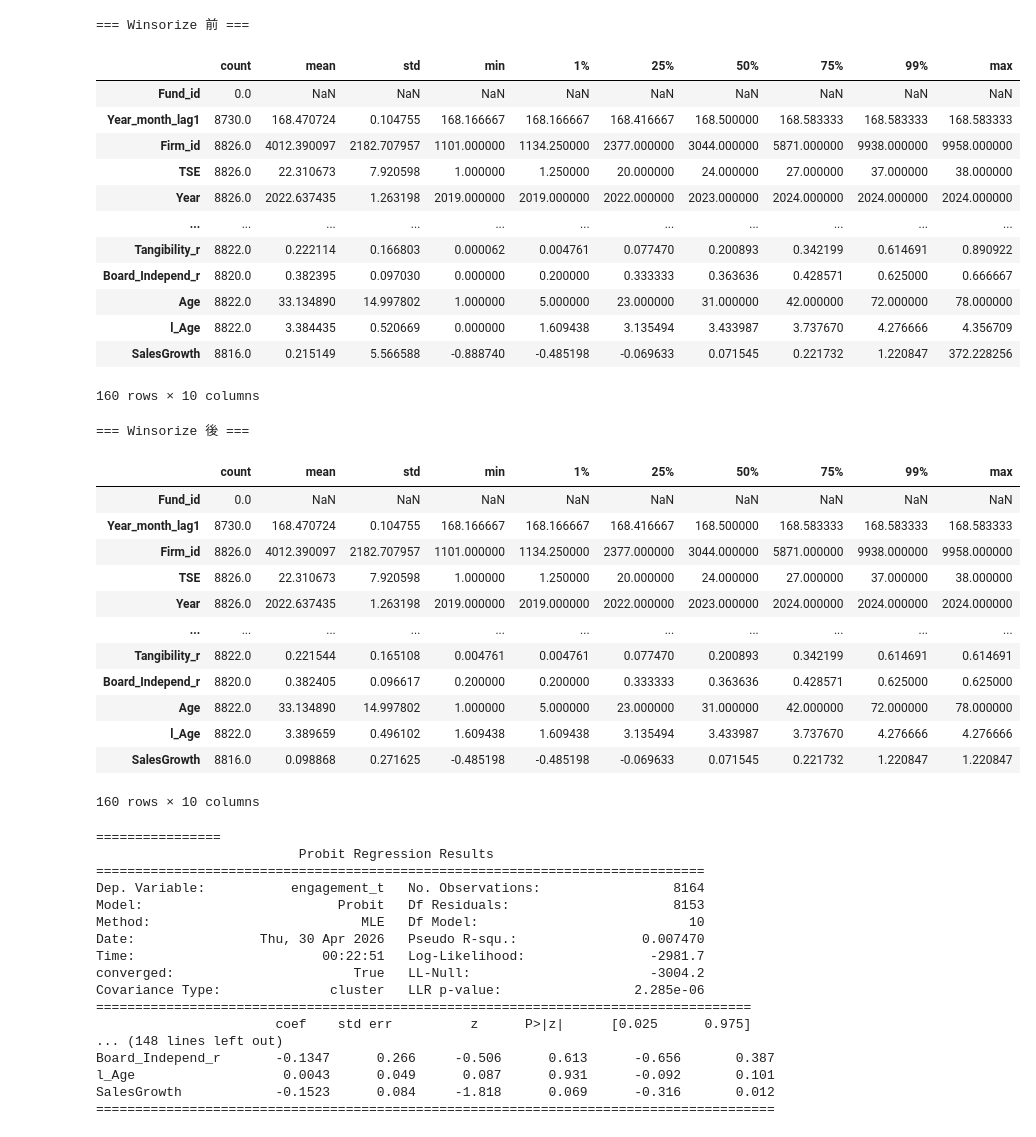
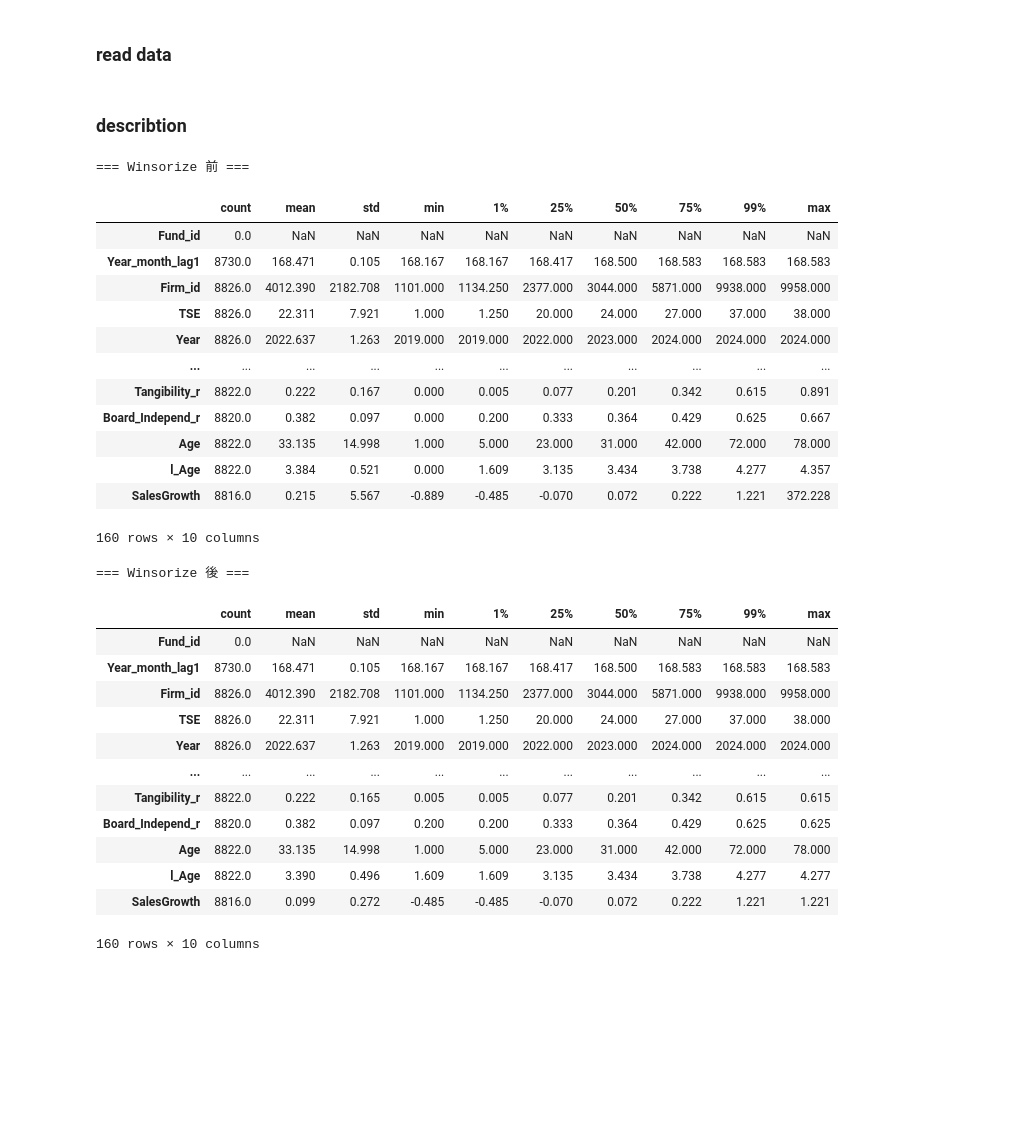
Before and after one commit to Xin95172/Personal-Project, a Jupyter notebook: ndhu/緊急救援/main.ipynb, the cells around one changed output. Drawn from its saved outputs; the diff is of its cells as text; code cells hidden in the pictures; blank space fills up the shorter version.

```diff
--- a/ndhu/緊急救援/main.ipynb
+++ b/ndhu/緊急救援/main.ipynb
@@ -11,73 +14,47 @@ from col import cols, win_cols, dep_var, main_vars, control_vars, fe_vars
+# %% [markdown]
+### read data
 # %%
 # 轉換資料
-df = pd.read_excel('0428持有公司主表_ESG已併入.xlsx')
+df = pd.read_excel('主表.xlsx')
 df = convert_data(df)
+# %% [markdown]
+### describtion
 # %%
 # describe statistic
 # ===== Winsorize 前的敘述性統計 =====
 print("=== Winsorize 前 ===")
-display(df[cols].describe(percentiles=[0.01, 0.25, 0.5, 0.75, 0.99]).T)
+display(df[cols].describe(percentiles=[0.01, 0.25, 0.5, 0.75, 0.99]).T.round(3))
 
 # ===== Winsorize 後的敘述性統計 =====
 df_win = winsorize_cols(df, win_cols, limits=(0.01, 0.01))
 print("=== Winsorize 後 ===")
-display(df_win[cols].describe(percentiles=[0.01, 0.25, 0.5, 0.75, 0.99]).T)
+display(df_win[cols].describe(percentiles=[0.01, 0.25, 0.5, 0.75, 0.99]).T.round(3))
 # %% [output]
 === Winsorize 前 ===
 |  | count | mean | std | min | 1% | 25% | 50% | 75% | 99% | max |
 | Fund_id | 0.0 | NaN | NaN | NaN | NaN | NaN | NaN | NaN | NaN | NaN |
-| Year_month_lag1 | 8730.0 | 168.470724 | 0.104755 | 168.166667 | 168.166667 | 168.416667 | 168.500000 | 168.583333 | 168.583333 | 168.583333 |
-| Firm_id | 8826.0 | 4012.390097 | 2182.707957 | 1101.000000 | 1134.250000 | 2377.000000 | 3044.000000 | 5871.000000 | 9938.000000 | 9958.000000 |
-| TSE | 8826.0 | 22.310673 | 7.920598 | 1.000000 | 1.250000 | 20.000000 | 24.000000 | 27.000000 | 37.000000 | 38.000000 |
-| Year | 8826.0 | 2022.637435 | 1.263198 | 2019.000000 | 2019.000000 | 2022.000000 | 2023.000000 | 2024.000000 | 2024.000000 | 2024.000000 |
+| Year_month_lag1 | 8730.0 | 168.471 | 0.105 | 168.167 | 168.167 | 168.417 | 168.500 | 168.583 | 168.583 | 168.583 |
+| Firm_id | 8826.0 | 4012.390 | 2182.708 | 1101.000 | 1134.250 | 2377.000 | 3044.000 | 5871.000 | 9938.000 | 9958.000 |
+| TSE | 8826.0 | 22.311 | 7.921 | 1.000 | 1.250 | 20.000 | 24.000 | 27.000 | 37.000 | 38.000 |
+| Year | 8826.0 | 2022.637 | 1.263 | 2019.000 | 2019.000 | 2022.000 | 2023.000 | 2024.000 | 2024.000 | 2024.000 |
 | ... | ... | ... | ... | ... | ... | ... | ... | ... | ... | ... |
-| Tangibility_r | 8822.0 | 0.222114 | 0.166803 | 0.000062 | 0.004761 | 0.077470 | 0.200893 | 0.342199 | 0.614691 | 0.890922 |
-| Board_Independ_r | 8820.0 | 0.382395 | 0.097030 | 0.000000 | 0.200000 | 0.333333 | 0.363636 | 0.428571 | 0.625000 | 0.666667 |
-| Age | 8822.0 | 33.134890 | 14.997802 | 1.000000 | 5.000000 | 23.000000 | 31.000000 | 42.000000 | 72.000000 | 78.000000 |
-| l_Age | 8822.0 | 3.384435 | 0.520669 | 0.000000 | 1.609438 | 3.135494 | 3.433987 | 3.737670 | 4.276666 | 4.356709 |
-| SalesGrowth | 8816.0 | 0.215149 | 5.566588 | -0.888740 | -0.485198 | -0.069633 | 0.071545 | 0.221732 | 1.220847 | 372.228256 |
+| Tangibility_r | 8822.0 | 0.222 | 0.167 | 0.000 | 0.005 | 0.077 | 0.201 | 0.342 | 0.615 | 0.891 |
+| Board_Independ_r | 8820.0 | 0.382 | 0.097 | 0.000 | 0.200 | 0.333 | 0.364 | 0.429 | 0.625 | 0.667 |
+| Age | 8822.0 | 33.135 | 14.998 | 1.000 | 5.000 | 23.000 | 31.000 | 42.000 | 72.000 | 78.000 |
+| l_Age | 8822.0 | 3.384 | 0.521 | 0.000 | 1.609 | 3.135 | 3.434 | 3.738 | 4.277 | 4.357 |
+| SalesGrowth | 8816.0 | 0.215 | 5.567 | -0.889 | -0.485 | -0.070 | 0.072 | 0.222 | 1.221 | 372.228 |
 160 rows × 10 columns
 === Winsorize 後 ===
 |  | count | mean | std | min | 1% | 25% | 50% | 75% | 99% | max |
 | Fund_id | 0.0 | NaN | NaN | NaN | NaN | NaN | NaN | NaN | NaN | NaN |
-| Year_month_lag1 | 8730.0 | 168.470724 | 0.104755 | 168.166667 | 168.166667 | 168.416667 | 168.500000 | 168.583333 | 168.583333 | 168.583333 |
-| Firm_id | 8826.0 | 4012.390097 | 2182.707957 | 1101.000000 | 1134.250000 | 2377.000000 | 3044.000000 | 5871.000000 | 9938.000000 | 9958.000000 |
-| TSE | 8826.0 | 22.310673 | 7.920598 | 1.000000 | 1.250000 | 20.000000 | 24.000000 | 27.000000 | 37.000000 | 38.000000 |
-| Year | 8826.0 | 2022.637435 | 1.263198 | 2019.000000 | 2019.000000 | 2022.000000 | 2023.000000 | 2024.000000 | 2024.000000 | 2024.000000 |
+| Year_month_lag1 | 8730.0 | 168.471 | 0.105 | 168.167 | 168.167 | 168.417 | 168.500 | 168.583 | 168.583 | 168.583 |
+| Firm_id | 8826.0 | 4012.390 | 2182.708 | 1101.000 | 1134.250 | 2377.000 | 3044.000 | 5871.000 | 9938.000 | 9958.000 |
+| TSE | 8826.0 | 22.311 | 7.921 | 1.000 | 1.250 | 20.000 | 24.000 | 27.000 | 37.000 | 38.000 |
+| Year | 8826.0 | 2022.637 | 1.263 | 2019.000 | 2019.000 | 2022.000 | 2023.000 | 2024.000 | 2024.000 | 2024.000 |
 | ... | ... | ... | ... | ... | ... | ... | ... | ... | ... | ... |
-| Tangibility_r | 8822.0 | 0.221544 | 0.165108 | 0.004761 | 0.004761 | 0.077470 | 0.200893 | 0.342199 | 0.614691 | 0.614691 |
-| Board_Independ_r | 8820.0 | 0.382405 | 0.096617 | 0.200000 | 0.200000 | 0.333333 | 0.363636 | 0.428571 | 0.625000 | 0.625000 |
-| Age | 8822.0 | 33.134890 | 14.997802 | 1.000000 | 5.000000 | 23.000000 | 31.000000 | 42.000000 | 72.000000 | 78.000000 |
-| l_Age | 8822.0 | 3.389659 | 0.496102 | 1.609438 | 1.609438 | 3.135494 | 3.433987 | 3.737670 | 4.276666 | 4.276666 |
-| SalesGrowth | 8816.0 | 0.098868 | 0.271625 | -0.485198 | -0.485198 | -0.069633 | 0.071545 | 0.221732 | 1.220847 | 1.220847 |
+| Tangibility_r | 8822.0 | 0.222 | 0.165 | 0.005 | 0.005 | 0.077 | 0.201 | 0.342 | 0.615 | 0.615 |
+| Board_Independ_r | 8820.0 | 0.382 | 0.097 | 0.200 | 0.200 | 0.333 | 0.364 | 0.429 | 0.625 | 0.625 |
+| Age | 8822.0 | 33.135 | 14.998 | 1.000 | 5.000 | 23.000 | 31.000 | 42.000 | 72.000 | 78.000 |
+| l_Age | 8822.0 | 3.390 | 0.496 | 1.609 | 1.609 | 3.135 | 3.434 | 3.738 | 4.277 | 4.277 |
+| SalesGrowth | 8816.0 | 0.099 | 0.272 | -0.485 | -0.485 | -0.070 | 0.072 | 0.222 | 1.221 | 1.221 |
 160 rows × 10 columns
-# %%
-# 預測哪些公司容易被議合
-results = {}
-for var in main_vars:
-    results[var] = run_regression(df_win, y='engagement_t', x_vars=[var] + control_vars, cluster_var='Firm_id', model_type='probit')
-
-results['all'] = run_regression(df_win, y='engagement_t', x_vars=main_vars + control_vars, cluster_var='Firm_id', model_type='probit')
-
-for var in results.keys():
-    print('================')
-    print(results[var].summary())
-    print('\n')
-# %% [output]
-================
-                          Probit Regression Results
-==============================================================================
-Dep. Variable:           engagement_t   No. Observations:                 8164
-Model:                         Probit   Df Residuals:                     8153
-Method:                           MLE   Df Model:                           10
-Date:                Thu, 30 Apr 2026   Pseudo R-squ.:                0.007470
-Time:                        00:22:51   Log-Likelihood:                -2981.7
-converged:                       True   LL-Null:                       -3004.2
-Covariance Type:              cluster   LLR p-value:                 2.285e-06
-====================================================================================
-                       coef    std err          z      P>|z|      [0.025      0.975]
-... (148 lines left out)
-Board_Independ_r       -0.1347      0.266     -0.506      0.613      -0.656       0.387
-l_Age                   0.0043      0.049      0.087      0.931      -0.092       0.101
-SalesGrowth            -0.1523      0.084     -1.818      0.069      -0.316       0.012
-=======================================================================================
```
Also changed, not shown: parts of 17 cells of this notebook, 44 other files.
